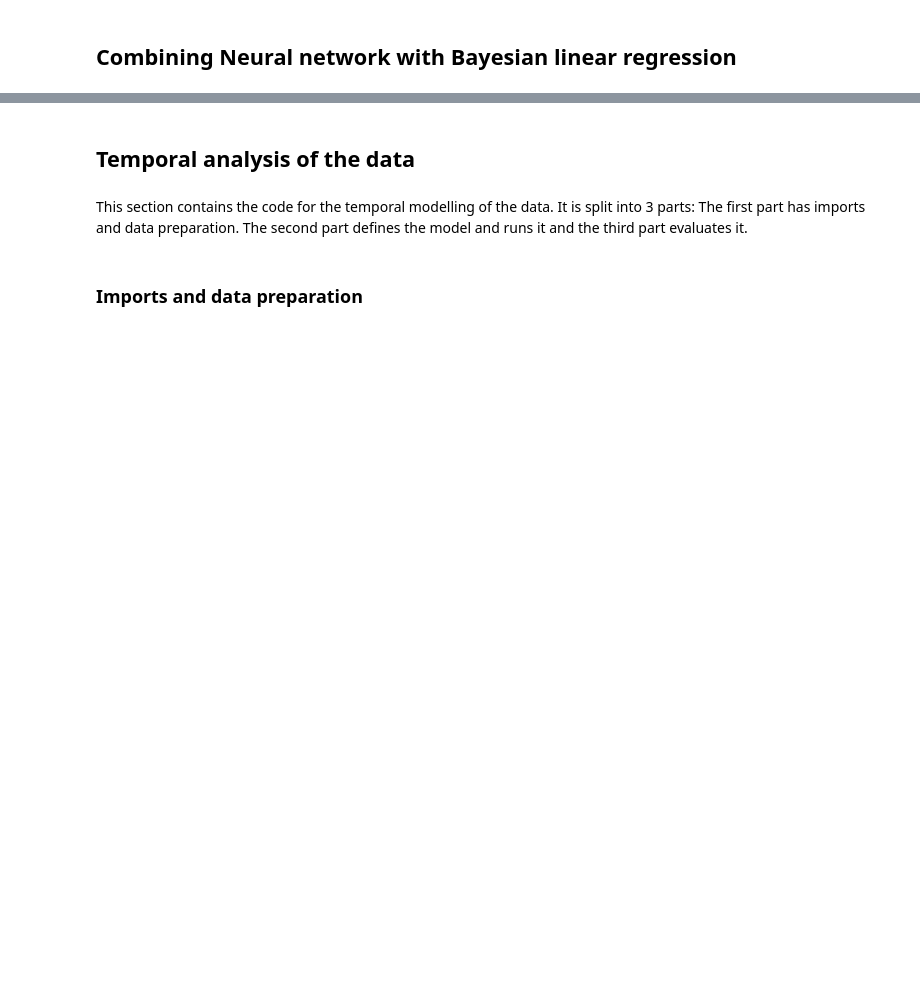
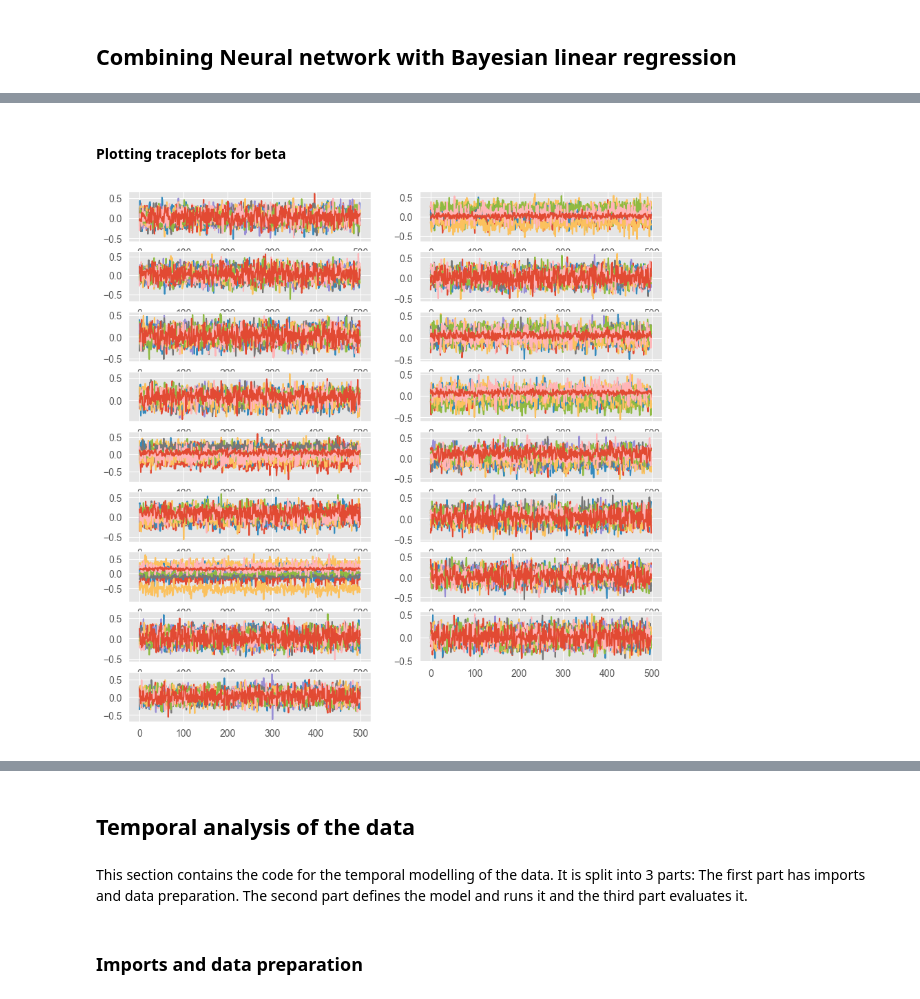
Before and after one commit to TheDingodile/Model-based_project, a Jupyter notebook: temporal_analysis_final.ipynb, the cells around one changed output, grey strips where cells are left out. Saved outputs shown, nothing was run; the diff lists cells and outputs as text; code cells hidden in the pictures; blank space fills up the shorter version.

```diff
--- a/temporal_analysis_final.ipynb
+++ b/temporal_analysis_final.ipynb
@@ -31,9 +153,8 @@ from pyro.infer import Predictive
 np.random.seed(42)
 torch.manual_seed(0)
 
-
 # Load data
-path = "/Users/johannesreiche/Library/Mobile Documents/com~apple~CloudDocs/DTU/MMC/Semester 4/Model-based ML/Project/Model-based_project/Data/Data_processed.csv"
+path = "Data/Data_processed.csv"
 data = pd.read_csv(path,delimiter=";")
 # %%
 # Define helper function for data split
@@ -423,0 +583,5 @@ RMSE val: 2.234
+# %%
+#Loading the data
+data = pd.read_csv("Data/Data_processed_subregions.csv",delimiter=";")
+#Formatting into pandas dataframe
+LED = pd.DataFrame(data)
@@ -423,0 +760,18 @@ RMSE val: 2.234
+# %%
+#Convert to torch tensors for MCMC
+developed_train_pyro = torch.tensor(developed_train.astype("long")).long()
+developed_test_pyro = torch.tensor(developed_test.astype("long")).long()
+developed_val_pyro = torch.tensor(developed_val.astype("long")).long()
+
+X_train_pyro = torch.tensor(X_train).float()
+y_train_pyro = torch.tensor(y_train).float()
+
+subregion_train_pyro = torch.tensor(subregion_train).long()
+
+# Run inference in Pyro
+nuts_kernel = NUTS(hierarchical_model_TwoLevel_AB)
+mcmcTwoLevel_AB = MCMC(nuts_kernel, num_samples=1000, warmup_steps=200, num_chains=1)
+mcmcTwoLevel_AB.run(X_train_pyro,subregion_train_pyro,developed_train_pyro,17, y_train_pyro)
+
+# Show summary of inference results
+mcmcTwoLevel_AB.summary()
@@ -423,0 +796,15 @@ RMSE val: 2.234
+# %%
+posterior_samples_twoLevel_AB = mcmcTwoLevel_AB.get_samples()
+
+beta_hat_TwoLevel_AB =torch.mean(posterior_samples_twoLevel_AB["beta"], axis=0)    #Use mean approximation to get parameters
+alpha_hat_TwoLevel_AB =torch.mean(posterior_samples_twoLevel_AB["alpha"], axis=0)
+# %% [markdown]
+#### Plotting traceplots for beta
+# %%
+plt.rcParams['figure.figsize'] = (10, 10)
+
+for i in range(17): #Looking at traceplot for beta parameters [Change the second index to switch between developed/developing]
+    plt.subplot(9,2,i+1)
+    plt.plot(posterior_samples_twoLevel_AB["beta"][::2,1,i,:])
+# %% [output]
+[figure, added]
```
Also changed, not shown: parts of 43 cells of this notebook, 6 other files.
